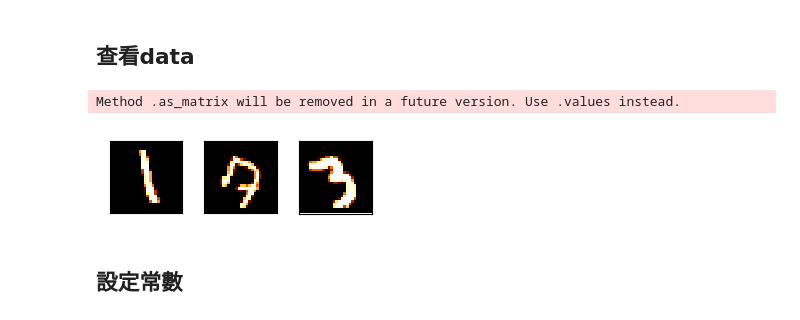
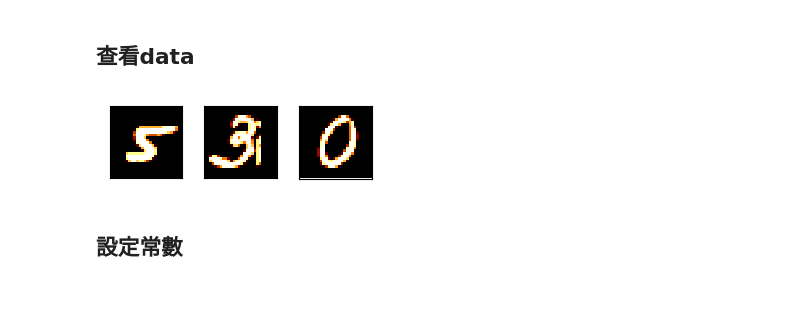
Before and after one commit to iceboxi/Colaboratory, a Jupyter notebook: digit_recognizer.ipynb, the cells around one changed output. Saved outputs shown, nothing was run; the diff lists cells and outputs as text; code cells hidden in the pictures.

```diff
--- a/digit_recognizer.ipynb
+++ b/digit_recognizer.ipynb
@@ -77,7 +89,11 @@ plt.style.use('default')
 # %%
-train = pd.read_csv('./train.csv')
+train2 = pd.read_csv('/content/sample_data/mnist_test.csv', header=None)
+train1 = pd.read_csv('./train.csv')
 test = pd.read_csv('./test.csv')
 submit = pd.read_csv('./sample_submission.csv')
+# %%
+new_cols = {x: y for x, y in zip(train2.columns, train1.columns)}
+train = pd.concat([train1, train2.rename(columns=new_cols)], axis=0, ignore_index=True)
 # %%
 train.head()
 # %% [output]
@@ -93,22 +109,21 @@ train.head()
 # %%
 def plot_three_samples():
     plt.figure(figsize=(3,3))
     imgs = [random.randint(0, np.size(train, 0)) for _ in range(0, 3)]
 
     for digit_num in range(0,3):
         plt.subplot(1,3,digit_num+1)
-        grid_data = train.iloc[imgs[digit_num],1:].as_matrix().reshape(28,28)  # reshape from 1d to 2d pixel array
+        grid_data = train.iloc[imgs[digit_num],1:].values.reshape(28,28)  # reshape from 1d to 2d pixel array
         plt.imshow(grid_data, interpolation = "none", cmap = "afmhot")
         plt.xticks([])
         plt.yticks([])
 
     plt.tight_layout()
     return
 
 plot_three_samples()
 # %% [output]
-Method .as_matrix will be removed in a future version. Use .values instead.
-[figure, old version]
+[figure, new version]
 # %% [markdown]
 ## 設定常數
 # %%
```
Also changed, not shown: parts of 24 cells of this notebook.
